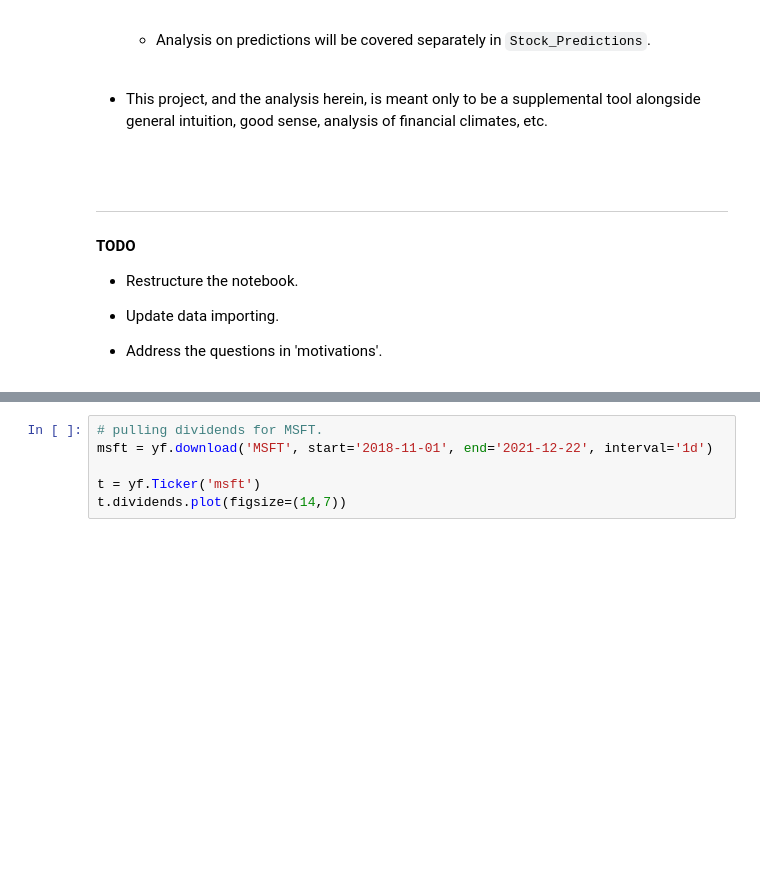
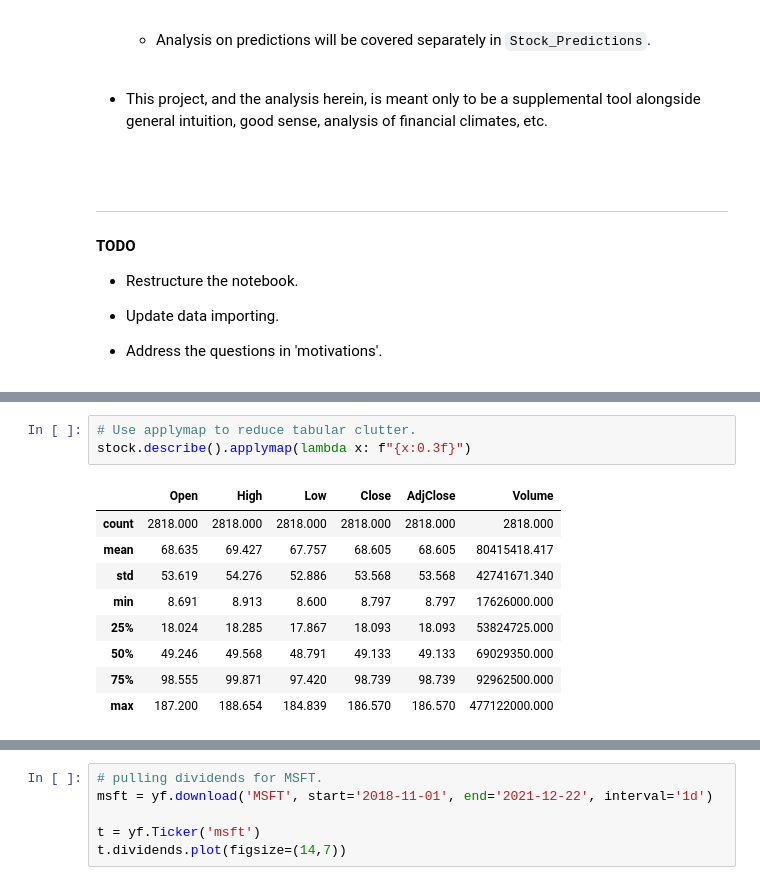
Before and after one commit to leoglonz/Securities_Analytics, a Jupyter notebook: Stock_Analysis.ipynb, the cells around one changed output, grey strips where cells are left out. Cells and saved outputs as stored; diff of their text form; blank space fills up the shorter version.

```diff
--- a/Stock_Analysis.ipynb
+++ b/Stock_Analysis.ipynb
@@ -69,0 +100,13 @@ tsla
+# %%
+# Use applymap to reduce tabular clutter.
+stock.describe().applymap(lambda x: f"{x:0.3f}")
+# %% [output]
+|  | Open | High | Low | Close | AdjClose | Volume |
+| count | 2818.000 | 2818.000 | 2818.000 | 2818.000 | 2818.000 | 2818.000 |
+| mean | 68.635 | 69.427 | 67.757 | 68.605 | 68.605 | 80415418.417 |
+| std | 53.619 | 54.276 | 52.886 | 53.568 | 53.568 | 42741671.340 |
+| min | 8.691 | 8.913 | 8.600 | 8.797 | 8.797 | 17626000.000 |
+| 25% | 18.024 | 18.285 | 17.867 | 18.093 | 18.093 | 53824725.000 |
+| 50% | 49.246 | 49.568 | 48.791 | 49.133 | 49.133 | 69029350.000 |
+| 75% | 98.555 | 99.871 | 97.420 | 98.739 | 98.739 | 92962500.000 |
+| max | 187.200 | 188.654 | 184.839 | 186.570 | 186.570 | 477122000.000 |
```
Also changed, not shown: parts of 10 cells of this notebook, 7 other files.
